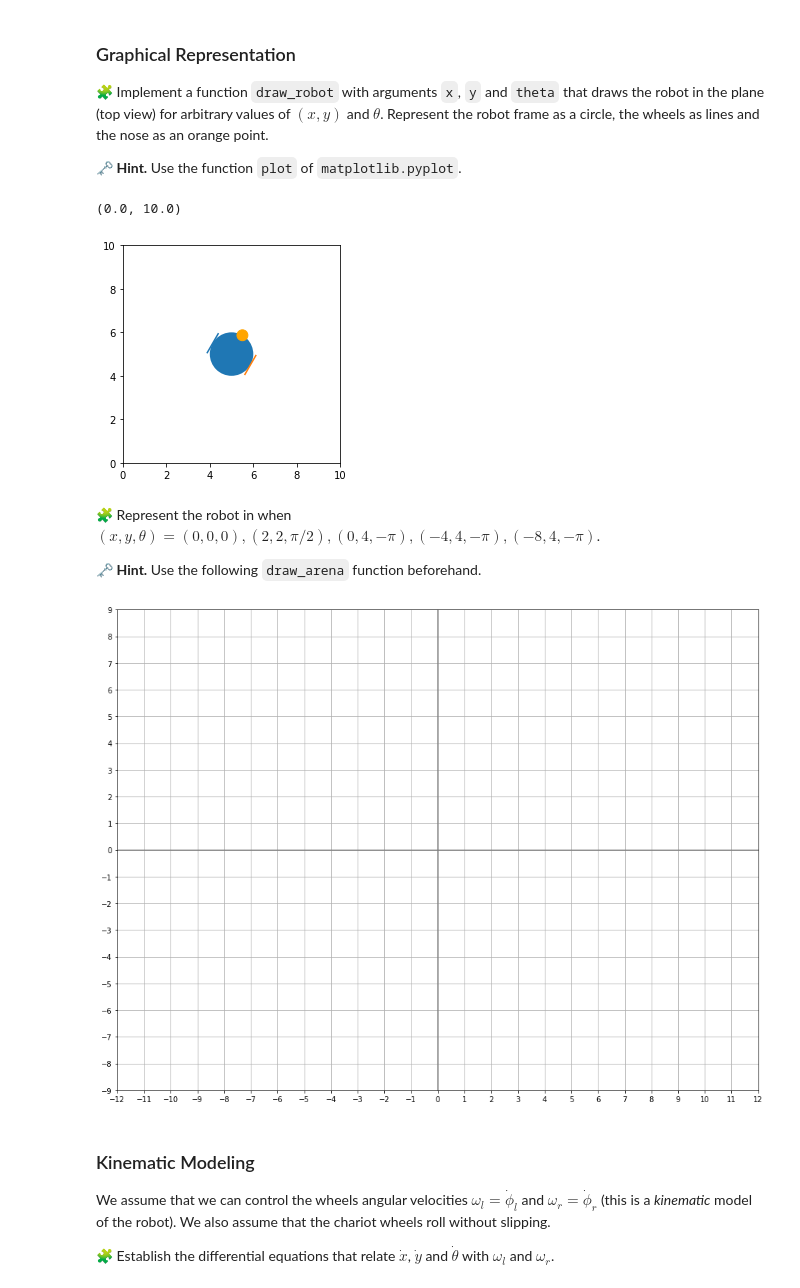
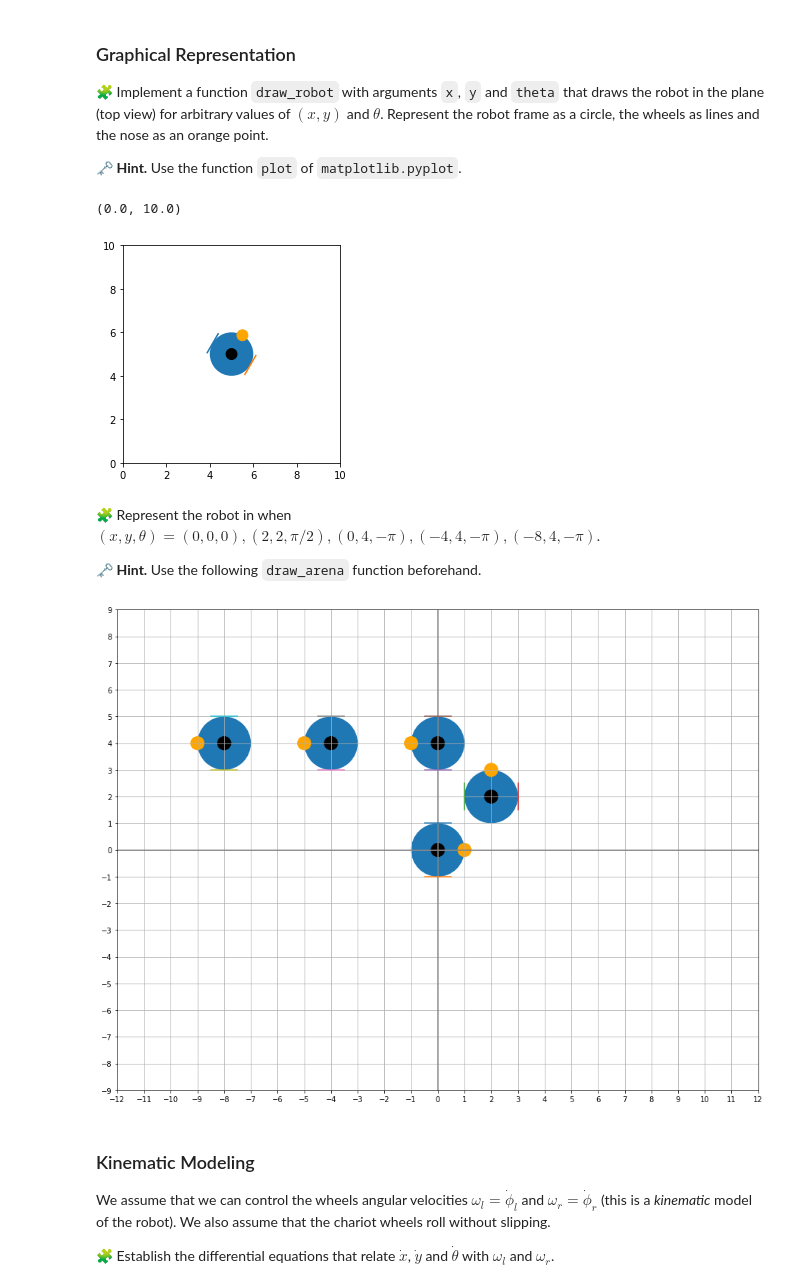
Before and after one commit to Ibtissame23/control-engineering-with-python-project-2021-2022, a Jupyter notebook: Project - Step 1.ipynb, the cells around one changed output. Cells and saved outputs as stored; diff of their text form; code cells hidden in the pictures.

Commit message:
represent the robot

```diff
--- a/Project - Step 1.ipynb
+++ b/Project - Step 1.ipynb
@@ -43,9 +43,10 @@ R=0.1
 🗝️ **Hint.** Use the function `plot` of `matplotlib.pyplot`.
 # %%
 def draw_robot(x, y, theta):
-    figure, axes=matplotlib.pyplot.subplots()
+    axes = gca()
     c=matplotlib.pyplot.Circle((x,y),D)
     nose=matplotlib.pyplot.Circle((x+D*math.cos(theta),y+D*math.sin(theta)),0.25,color="orange")
+    origin=matplotlib.pyplot.Circle((x,y),0.25,color="black")
 
     matplotlib.pyplot.plot([x-0.5*math.cos(theta)+D*math.cos(theta+math.pi/2),x+0.5*math.cos(theta)+D*math.cos(theta+math.pi/2)],
                            [y-0.5*math.sin(theta)+D*math.sin(theta+math.pi/2),y+0.5*math.sin(theta)+D*math.sin(theta+math.pi/2)])
@@ -55,16 +56,14 @@ def draw_robot(x, y, theta):
     axes.set_aspect(1)
     axes.add_artist(c)
     axes.add_artist(nose)
-
-    matplotlib.pyplot.xlim(0,10)
-    matplotlib.pyplot.ylim(0,10)
+    axes.add_artist(origin)
 # %%
 draw_robot(5,5,math.pi/3)
 matplotlib.pyplot.xlim(0,10)
 matplotlib.pyplot.ylim(0,10)
 # %% [output]
 (0.0, 10.0)
-[figure, old version]
+[figure, new version]
 # %% [markdown]
 🧩 Represent the robot in when $(x, y, \theta) = (0, 0, 0), (2, 2, \pi/2), (0, 4, -\pi), (-4, 4, -\pi), (-8, 4, -\pi)$.
 
@@ -82,11 +81,15 @@ def draw_arena(xmin=-12, xmax=12, ymin=-9, ymax=9):
     grid(True)
     plot([xmin, xmax], [0, 0], linestyle="-", color="grey")
     plot([0, 0], [ymin, ymax], linestyle="-", color="grey")
-# %%
-draw_arena()
-pass
-# %% [output]
-[figure, removed]
+# %%
+draw_arena()
+draw_robot(0,0,0)
+draw_robot(2,2,math.pi/2)
+draw_robot(0,4,-math.pi)
+draw_robot(-4,4,-math.pi)
+draw_robot(-8,4,-math.pi)
+# %% [output]
+[figure, added]
 # %% [markdown]
 ### Kinematic Modeling
 
```
